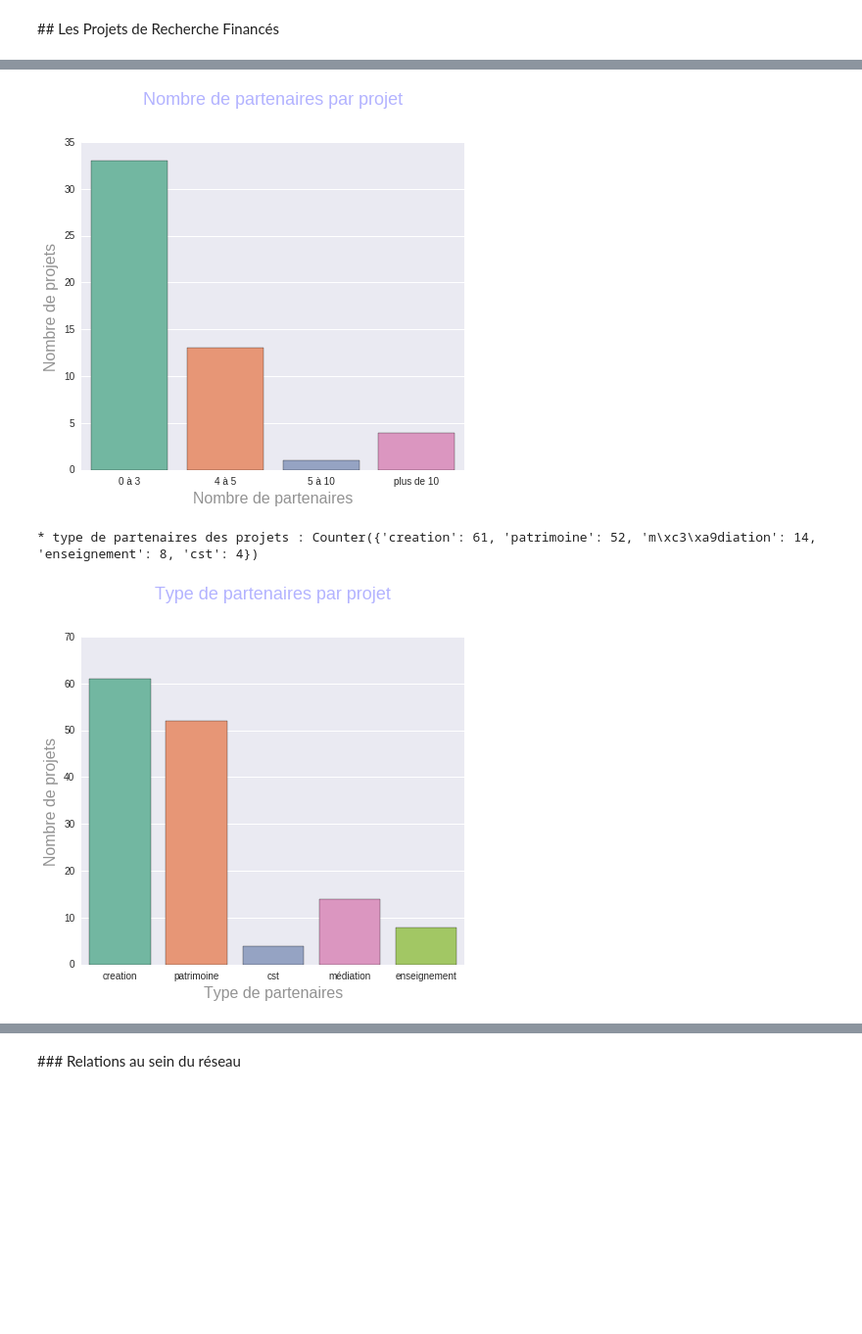
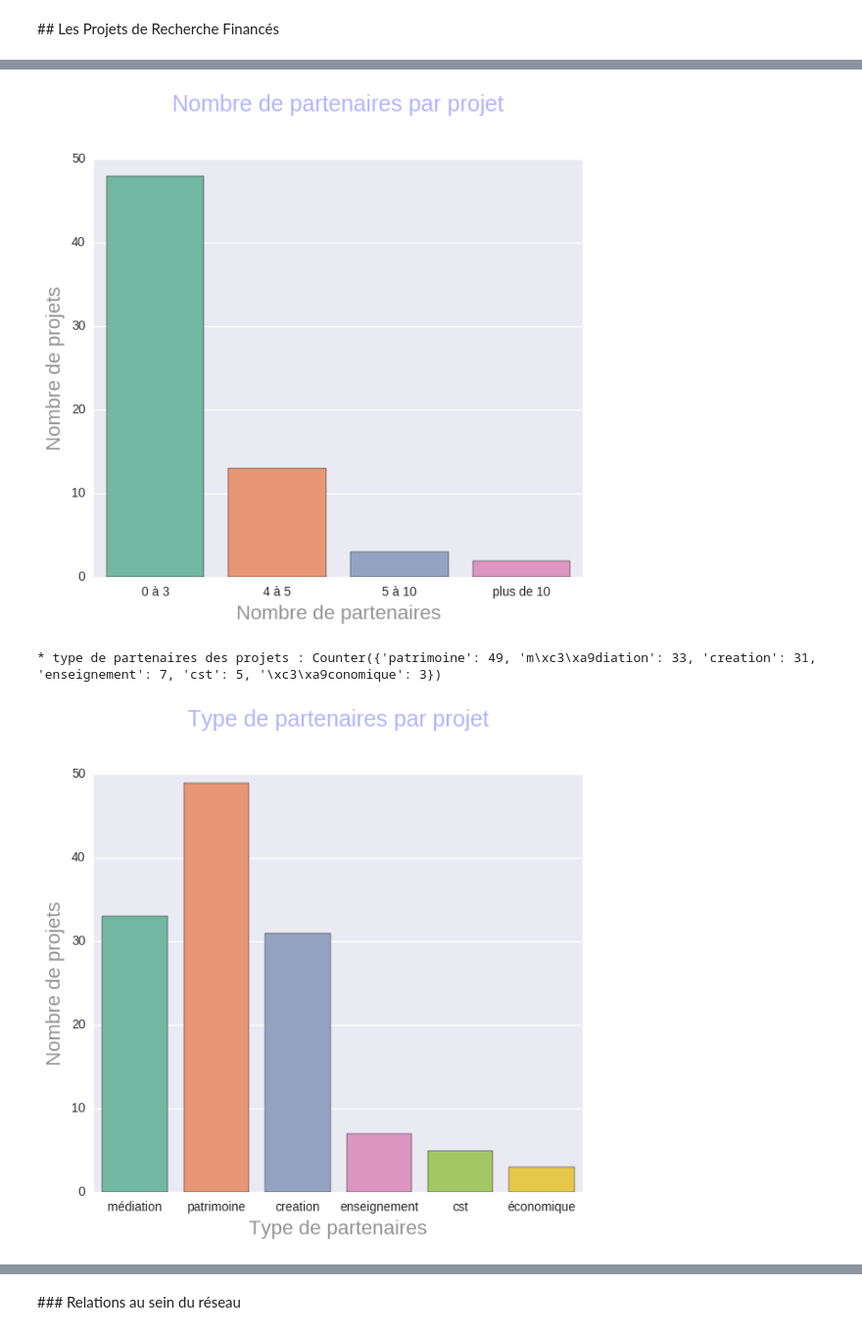
Before and after one commit to clemsos/arc5, a Jupyter notebook: notebooks/ARC5 - Data Analysis.ipynb, the cells around one changed output, grey strips where cells are left out. Shown at 98% size. Drawn from its saved outputs; the diff is of its cells as text; code cells hidden in the pictures; blank space fills up the shorter version.

```diff
--- a/notebooks/ARC5 - Data Analysis.ipynb
+++ b/notebooks/ARC5 - Data Analysis.ipynb
@@ -147,7 +259,7 @@ print "* nombre d'ecoles doctorales : %s"%len(ecoles_doctorales)
 # %%
 import dateutil.parser as parser
 
-theses = [n for n in G_with_projects.nodes(data=True) if n[1]["type"] == "these"]
+theses = [n for n in G_with_projects.nodes(data=True) if n[1]["type"] == "ADR" and n[1]["orga"] == "ARC5"]
 print "%s thèses"%len(theses)
 
 # Nombre de thèses (cluster 13 et 14 puis ARC5)
@@ -159,7 +271,6 @@ theses_villes = []
 # Nombre de thèses avec partenaires (socio-économiques et socio-culturels)
 print "###"*15
 for these in theses:
-
     neighbors = G_with_projects.neighbors(these[0])
     print these[1]["name"]
     print "* total liens : %s "%len(neighbors)
@@ -300,0 +399,11 @@ Triangle | 1
+# %%
+# Qui sont les partenaires des thèses ?
+parts = []
+for t in theses_partenaires:
+    parts +=t
+
+for c in Counter(parts).most_common():
+    if c[1] > 1:
+        print "|", G_with_projects.node[c[0]]["name"],"|", G_with_projects.node[c[0]]["type"],"|", c[1],"|"
+
+print len(Counter(parts).most_common()), "partenaires"
@@ -301,9 +418,7 @@ Triangle | 1
 # %% [markdown]
 ## Les Projets de Recherche Financés
 # %%
-import dateutil.parser as parser
-
-projets = [n for n in G_with_projects.nodes(data=True) if n[1]["type"] == "projet"]
+projets = [n for n in G_with_projects.nodes(data=True) if n[1]["type"] == "projet" and n[1]["orga"] == "ARC5"]
 print "%s projets"%len(projets)
 
 # Nombre de projets (cluster 13 et 14 puis ARC5)
@@ -367,7 +482,7 @@ print "%s projets"%len(projets)
 def getKey(item):
     return item[0]
 
-years_start =[ parser.parse(these[1]["start"]).year for these in projets ]
+years_start =[ parser.parse(str(these[1]["start"])).year for these in projets ]
 print "* projets par annnée : %s "%sorted(Counter(years_start).most_common(), key=getKey)
 
 # Nombres et types d’organismes partenaires
@@ -391,7 +506,7 @@ count_plot([p.decode('utf-8') for p in partenaires_counts],
 # type de partenaires
 projets_partenaires_type = []
 for ps in projets_partenaires:
-    projets_partenaires_type += [ G_with_projects.node[p]["type"] for p in ps if G_with_projects.node[p]["type"] != "these" ]
+    projets_partenaires_type += [ G.node[p]["type"] for p in ps if G.node[p]["type"] not in ["these", "ADR", "localité", "postdoc"] ]
 print "* type de partenaires des projets : %s"%Counter( projets_partenaires_type )
 
 count_plot([t.decode('utf-8') for t in projets_partenaires_type], ylabel="Nombre de projets", xlabel="Type de partenaires", title='Type de partenaires par projet')
@@ -400,7 +515,7 @@ count_plot([t.decode('utf-8') for t in projets_partenaires_type], ylabel="Nombre
 # Nombre d’occurrences de partenaires / Distribution (de 0 à 2, de 2 à 5, 5 et +)
 projets_partenaires_noms = []
 for ps in projets_partenaires:
-    projets_partenaires_noms += [ p for p in ps if G_with_projects.node[p]["type"] not in ["these", "projet"] ]
+    projets_partenaires_noms += [ p for p in ps if G.node[p]["type"] not in ["these", "projet"] ]
 # print "* nombre de projets par partenaires : %s"%Counter( projets_partenaires_noms )
 print "* nombre de projets par partenaire : %s"%Counter( [c[1] for c in Counter( projets_partenaires_noms ).most_common()])
 print "* moyenne de projets par partenaire : %s"%moyenne( [c[1] for c in Counter( projets_partenaires_noms ).most_common()])
@@ -425,34 +540,34 @@ for es in projets_etablissements:
 print "* nombre de projets par établissement : %s"%Counter(projets_etablissements_noms).most_common()
 
 
-# Nombres de projets par axe thématique
-projets_axes = [ t[1]["axe"] for t in projets]
-print "* axes des projets: %s"%Counter(projets_axes)
+# TODO : Nombres de projets par axe thématique
+# projets_axes = [ t[1]["axe"] for t in projets]
+# print "* axes des projets: %s"%Counter(projets_axes)
 
-# Nombre de projets par sites
-print "* projets par ville (établissements) : %s"%Counter( [villes_etablissements[t] for t in projets_etablissements_noms] )
+# TODO: Nombre de projets par sites
+# print "* projets par ville (établissements) : %s"%Counter( [villes_etablissements[t] for t in projets_etablissements_noms] )
 
 # Nombre de projets multi-sites
 # TODO ???
 
 # Relations territoriales entre les différents partenaires
-projets_villes = []
-projets_all_villes = []
-for i, ps in enumerate(projets_partenaires):
-    neighbors = []
-    for p in ps:
-        neighbors += G_with_projects.neighbors(p)
-    villes = [ n for n in neighbors if G_with_projects.node[n]["type"] == "ville" ]
+# projets_villes = []
+# projets_all_villes = []
+# for i, ps in enumerate(projets_partenaires):
+#     neighbors = []
+#     for p in ps:
+#         neighbors += G.neighbors(p)
+#     villes = [ n for n in neighbors if G.node[n]["type"] == "ville" ]
 
-    # add etablissement
-    if len(projets_etablissements[i]) and not projets_etablissements[i][0].startswith("etablissement") :
-        villes.append(villes_etablissements[ projets_etablissements[i][0] ])
-    projets_villes.append(villes)
-    projets_all_villes += villes
+#     # add etablissement
+#     if len(projets_etablissements[i]) and not projets_etablissements[i][0].startswith("etablissement") :
+#         villes.append(villes_etablissements[ projets_etablissements[i][0] ])
+#     projets_villes.append(villes)
+#     projets_all_villes += villes
 #     print "%s : %s"%(projets[i][1]["name"], villes)
 
-print "* nombre de villes des partenaires par projets : %s"%Counter( [ len(p) for p in projets_villes] )
-print "* nombre de fois une ville d'un partenaire est associée à un projet : %s"%Counter( projets_all_villes )
+# print "* nombre de villes des partenaires par projets : %s"%Counter( [ len(p) for p in projets_villes] )
+# print "* nombre de fois une ville d'un partenaire est associée à un projet : %s"%Counter( projets_all_villes )
 
 # Moyenne des projets par organisme de recherche (labos ou établissements)
 # Moyenne des projet par types de partenaires
@@ -463,5 +578,5 @@ print "| Nom du laboratoire | Nombre de projets |"
 print "|-|-|"
 for l in Counter([lab for p in projets_labos for lab in p]).most_common():
 #     print l[0]
-    print "|", G_with_projects.node[l[0]]["name"], "|", l[1], "|"
+    print "|", G.node[l[0]]["name"], "|", l[1], "|"
 # %% [output]
@@ -472,3 +587,3 @@ for l in Counter([lab for p in projets_labos for lab in p]).most_common():
-[figure, old version]
+[figure, new version]
-* type de partenaires des projets : Counter({'creation': 61, 'patrimoine': 52, 'm\xc3\xa9diation': 14, 'enseignement': 8, 'cst': 4})
+* type de partenaires des projets : Counter({'patrimoine': 49, 'm\xc3\xa9diation': 33, 'creation': 31, 'enseignement': 7, 'cst': 5, '\xc3\xa9conomique': 3})
-[figure, old version]
+[figure, new version]
```
Also changed, not shown: parts of 21 cells of this notebook, 1 other file.
